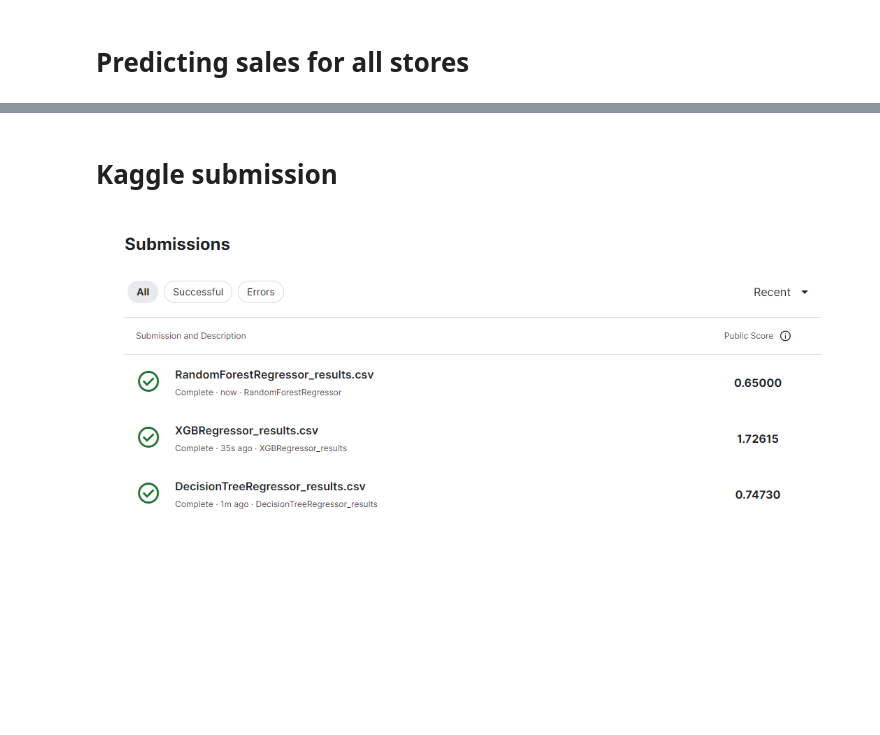
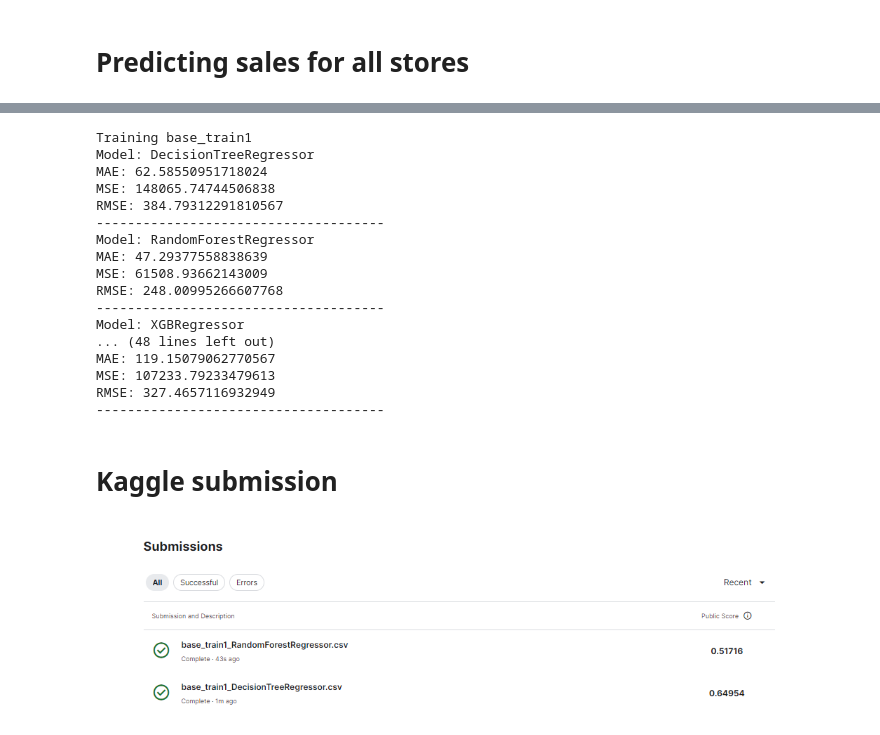
Before and after one commit to antonnyvictor18/data-mining, a Jupyter notebook: TP2/notebook.ipynb, the cells around one changed output, grey strips where cells are left out. Drawn from its saved outputs; the diff is of its cells as text; code cells hidden in the pictures; blank space fills up the shorter version.

```diff
--- a/TP2/notebook.ipynb
+++ b/TP2/notebook.ipynb
@@ -514,16 +467,33 @@ R^2 Score: 0.9105682234765327
+# %%
+for train, train_name in [(train1, "base_train1"), (train2, "base_train2"), (train3, "base_train3"), (train4,"base_train4")]:
+    print(f"Training {train_name}")
+    model_params = test_models(models, train, cross_val=False)
+    for model in model_params:
+        X_submission = submission[train.drop(columns=['sales']).columns]
+        y_submission = model_params[model].predict(X_submission)
+        submission_file = pd.DataFrame({'id': submission['id'], 'sales': y_submission})
+        submission_file.to_csv(f'results/{train_name}_{model}.csv', index=False)
+# %% [output]
+Training base_train1
+Model: DecisionTreeRegressor
+MAE: 62.58550951718024
+MSE: 148065.74744506838
+RMSE: 384.79312291810567
+-------------------------------------
+Model: RandomForestRegressor
+MAE: 47.29377558838639
+MSE: 61508.93662143009
+RMSE: 248.00995266607768
+-------------------------------------
+Model: XGBRegressor
+... (48 lines left out)
+MAE: 119.15079062770567
+MSE: 107233.79233479613
+RMSE: 327.4657116932949
+-------------------------------------
 # %% [markdown]
 # Kaggle submission
-# %%
-submission = data_preprocessing(test_data, product_availability, holidays_events_data, stores_data, oil_data)
-submission = submission.sort_values(by='id', ascending=True).reset_index(drop=True)
-submission = codificador(submission)
-
-X_submission = submission.drop(columns=['id', 'date'])
-for model in model_params:
-    y_submission = model_params[model].predict(X_submission)
-    submission_file = pd.DataFrame({'id': submission['id'], 'sales': y_submission})
-    submission_file.to_csv(f'results/{model}_results.csv', index=False)
-
-Image(filename='images/kaggle-sales.png')
-# %% [output]
-[figure, removed]
+# %%
+Image(filename='images/kaggle-sales-submission.png')
+# %% [output]
+[figure, added]
```
Also changed, not shown: parts of 17 cells of this notebook, 26 other files.
